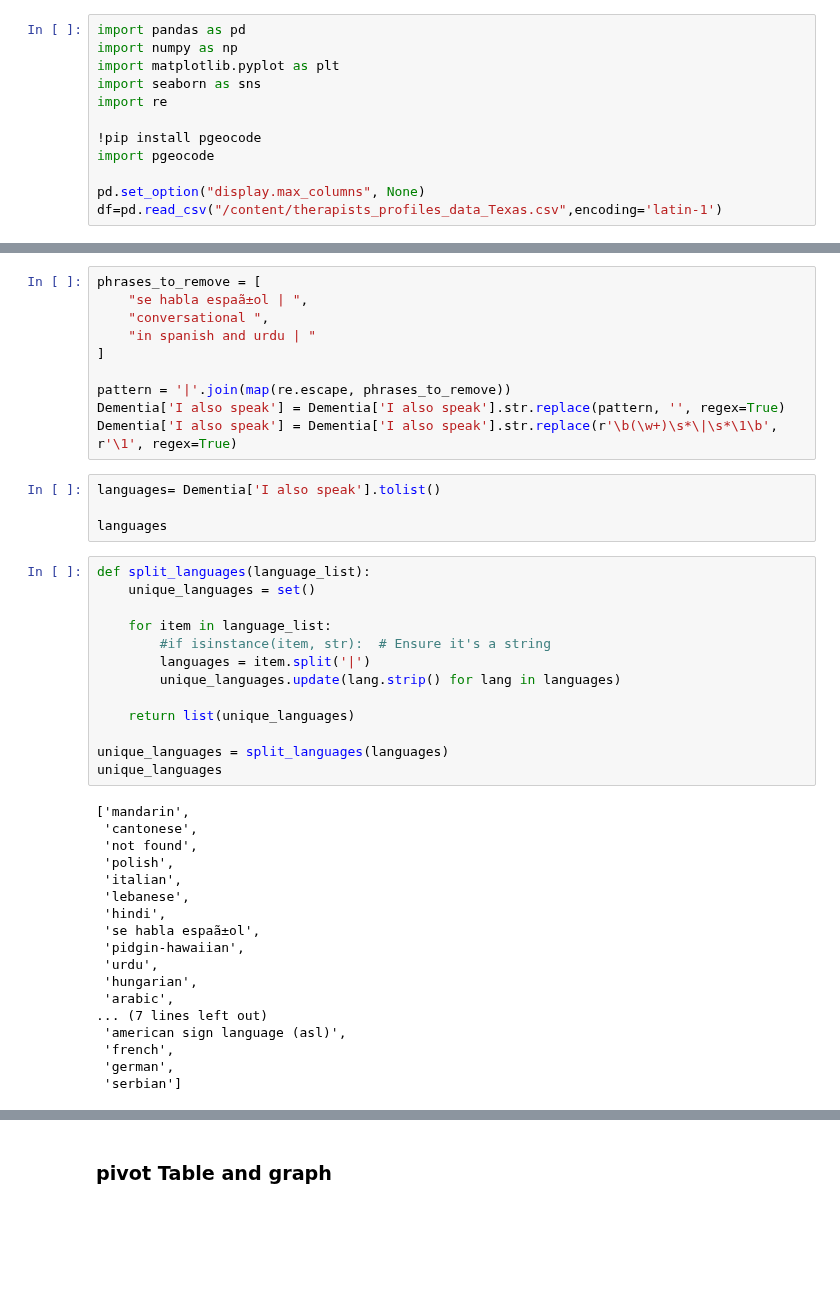
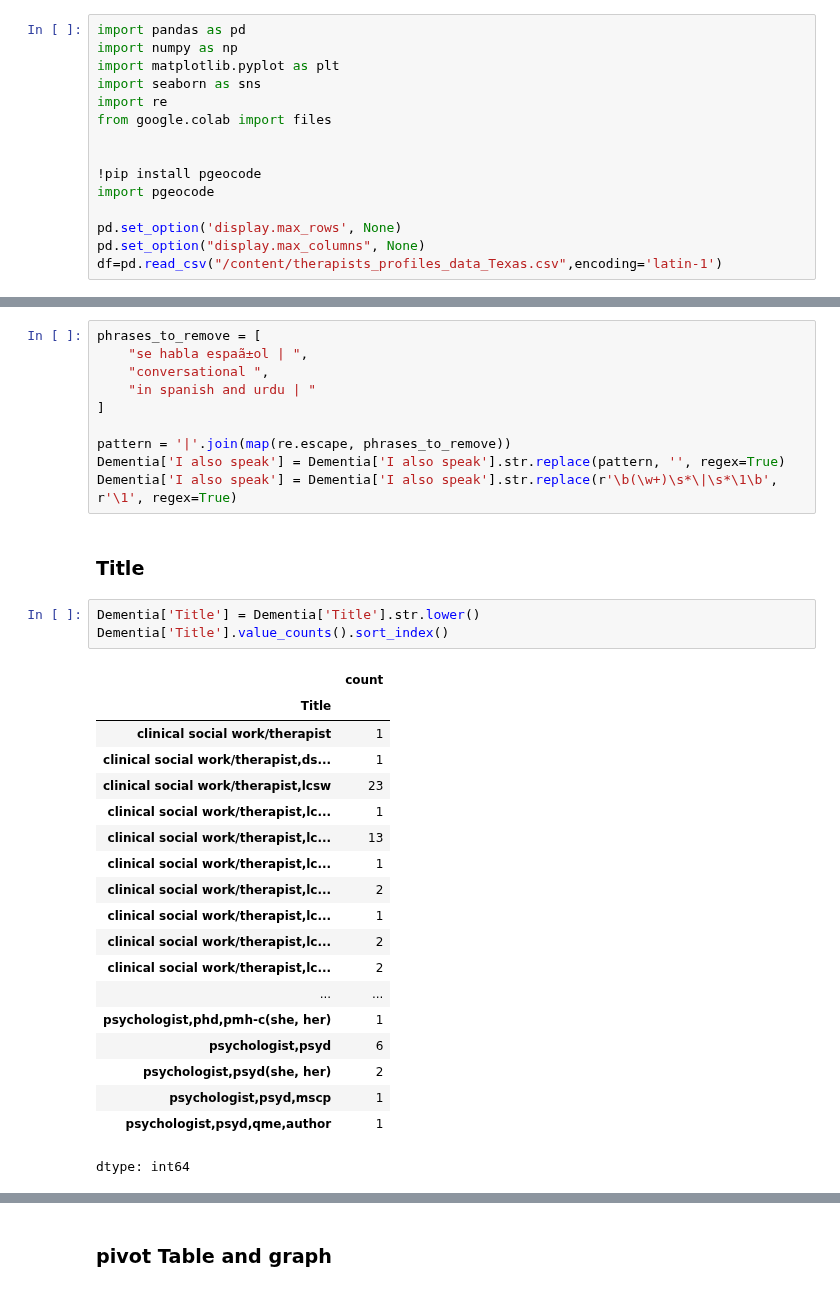
Before and after one commit to pallavmarch/Psychologytoday-therapist-analysis, a Jupyter notebook: psychologytoday_webscraping_dataset_analysis.ipynb, the cells around one changed output, grey strips where cells are left out. Saved outputs shown, nothing was run; the diff lists cells and outputs as text; blank space fills up the shorter version.

```diff
--- a/psychologytoday_webscraping_dataset_analysis.ipynb
+++ b/psychologytoday_webscraping_dataset_analysis.ipynb
@@ -6,10 +6,13 @@ import numpy as np
 import matplotlib.pyplot as plt
 import seaborn as sns
 import re
+from google.colab import files
+
 
 !pip install pgeocode
 import pgeocode
 
+pd.set_option('display.max_rows', None)
 pd.set_option("display.max_columns", None)
 df=pd.read_csv("/content/therapists_profiles_data_Texas.csv",encoding='latin-1')
 # %% [output]
@@ -150,38 +152,28 @@ phrases_to_remove = [
 pattern = '|'.join(map(re.escape, phrases_to_remove))
 Dementia['I also speak'] = Dementia['I also speak'].str.replace(pattern, '', regex=True)
 Dementia['I also speak'] = Dementia['I also speak'].str.replace(r'\b(\w+)\s*\|\s*\1\b', r'\1', regex=True)
-# %%
-languages= Dementia['I also speak'].tolist()
-
-languages
-# %%
-def split_languages(language_list):
-    unique_languages = set()
-
-    for item in language_list:
-        #if isinstance(item, str):  # Ensure it's a string
-        languages = item.split('|')
-        unique_languages.update(lang.strip() for lang in languages)
-
-    return list(unique_languages)
-
-unique_languages = split_languages(languages)
-unique_languages
-# %% [output]
-['mandarin',
- 'cantonese',
- 'not found',
- 'polish',
- 'italian',
- 'lebanese',
- 'hindi',
- 'se habla espaã±ol',
- 'pidgin-hawaiian',
- 'urdu',
- 'hungarian',
- 'arabic',
-... (7 lines left out)
- 'american sign language (asl)',
- 'french',
- 'german',
- 'serbian']
+# %% [markdown]
+### Title
+# %%
+Dementia['Title'] = Dementia['Title'].str.lower()
+Dementia['Title'].value_counts().sort_index()
+# %% [output]
+|  | count |
+| Title |  |
+| clinical social work/therapist | 1 |
+| clinical social work/therapist,ds... | 1 |
+| clinical social work/therapist,lcsw | 23 |
+| clinical social work/therapist,lc... | 1 |
+| clinical social work/therapist,lc... | 13 |
+| clinical social work/therapist,lc... | 1 |
+| clinical social work/therapist,lc... | 2 |
+| clinical social work/therapist,lc... | 1 |
+| clinical social work/therapist,lc... | 2 |
+| clinical social work/therapist,lc... | 2 |
+| ... | ... |
+| psychologist,phd,pmh-c(she, her) | 1 |
+| psychologist,psyd | 6 |
+| psychologist,psyd(she, her) | 2 |
+| psychologist,psyd,mscp | 1 |
+| psychologist,psyd,qme,author | 1 |
+dtype: int64
```
Also changed, not shown: parts of 9 cells of this notebook.
